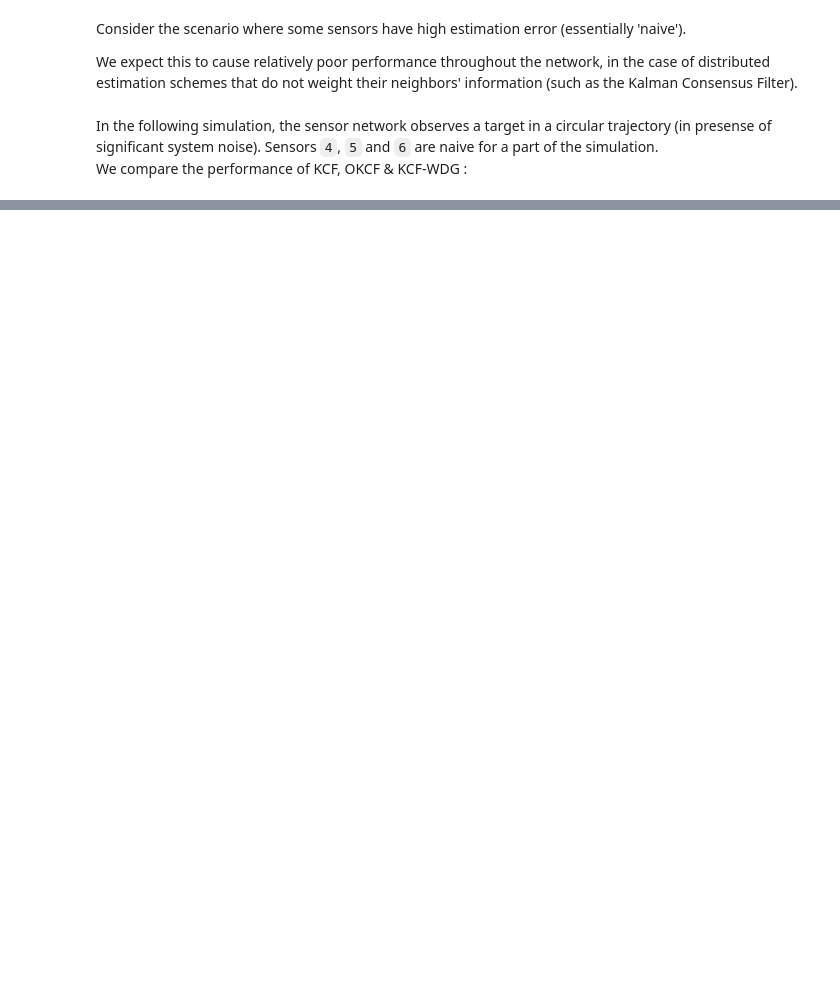
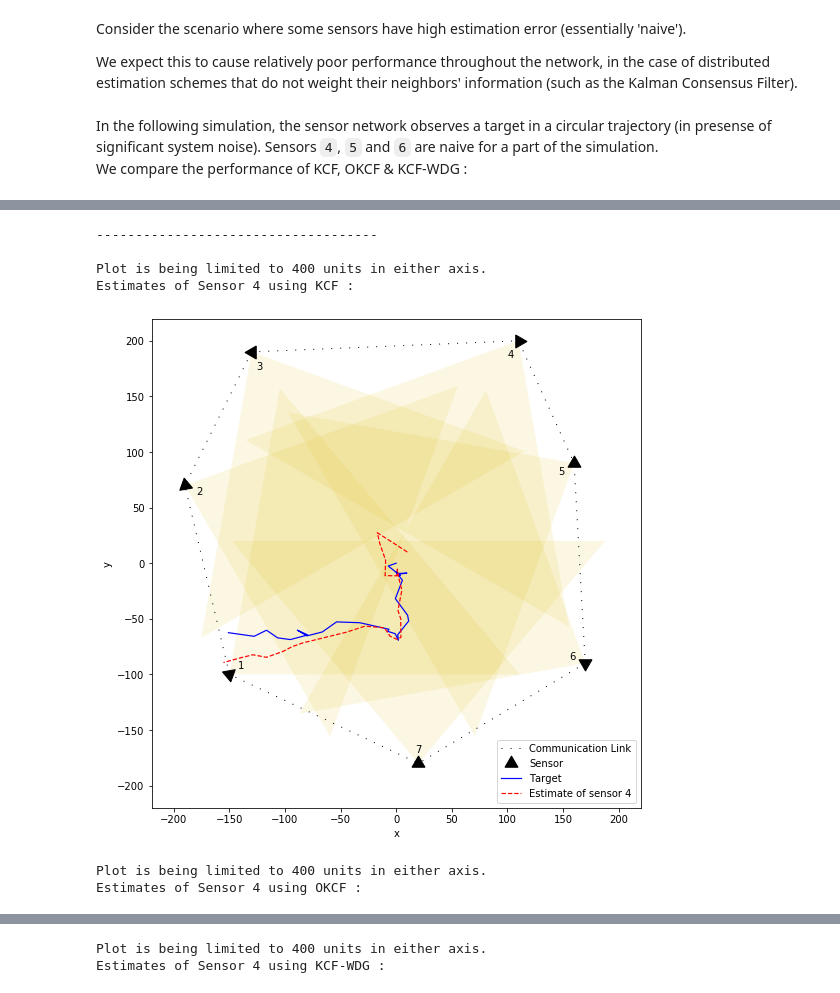
Before and after one commit to shirazkn/sensor-network-sim, a Jupyter notebook: Simulation.ipynb, the cells around one changed output, grey strips where cells are left out. Drawn from its saved outputs; the diff is of its cells as text; code cells hidden in the pictures; blank space fills up the shorter version.

```diff
--- a/Simulation.ipynb
+++ b/Simulation.ipynb
@@ -68,0 +119,10 @@ I need to look into why the averaged error for OKCF scheme has spikes. Probably
+# %%
+simulation.plot_xy(sensor="4")
+# %% [output]
+------------------------------------
+
+Plot is being limited to 400 units in either axis.
+Estimates of Sensor 4 using KCF :
+[figure, added]
+Plot is being limited to 400 units in either axis.
+Estimates of Sensor 4 using OKCF :
@@ -68,0 +130,2 @@ I need to look into why the averaged error for OKCF scheme has spikes. Probably
+Plot is being limited to 400 units in either axis.
+Estimates of Sensor 4 using KCF-WDG :
```
Also changed, not shown: parts of 11 cells of this notebook, 13 other files.
